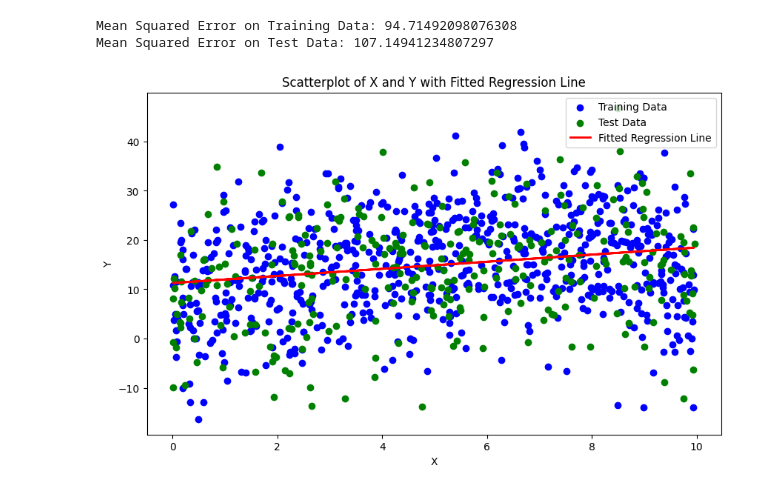
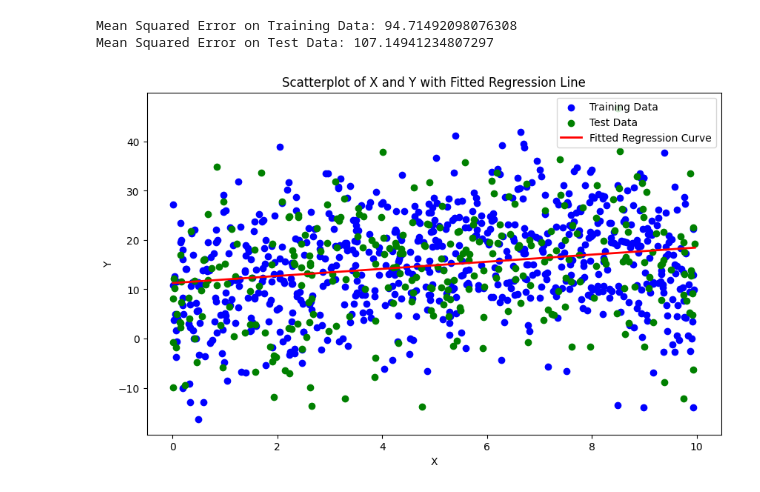
Before and after one commit to siemsene/GB656, a Jupyter notebook: Simulated Bias Variance Tradeoff.ipynb, the cells around one changed output. Cells and saved outputs as stored; diff of their text form; code cells hidden in the pictures.

```diff
--- a/Simulated Bias Variance Tradeoff.ipynb
+++ b/Simulated Bias Variance Tradeoff.ipynb
@@ -19,33 +19,32 @@ Y = true_slope * X + true_intercept + true_sq * X * X + true_tr * X * X * X + no
 X_train, X_test, Y_train, Y_test = train_test_split(X, Y, test_size=0.3, random_state=42)
 
 # Step 3: Estimate the relationship using linear regression on the training data
 model = LinearRegression()
 model.fit(X_train, Y_train)
 Y_pred_train = model.predict(X_train)
 Y_pred_test = model.predict(X_test)
 
 # Step 4: Calculate Mean Squared Error (MSE) for both training and test datasets
 mse_train = mean_squared_error(Y_train, Y_pred_train)
 mse_test = mean_squared_error(Y_test, Y_pred_test)
 
 print(f"Mean Squared Error on Training Data: {mse_train}")
 print(f"Mean Squared Error on Test Data: {mse_test}")
 
 # Step 5: Plot the scatterplot and the fitted regression line
 X_plot = np.linspace(X.min(), X.max(), 100).reshape(-1, 1)  # Generate 100 points for X
 Y_plot = model.predict(X_plot)
 
 plt.figure(figsize=(10, 6))
 plt.scatter(X_train[:, 0], Y_train, color='blue', label='Training Data')
 plt.scatter(X_test[:, 0], Y_test, color='green', label='Test Data')
-plt.plot(X_train, Y_pred_train, color='red', linewidth=2, label='Fitted Regression Line')
-#plt.plot(X_plot, Y_plot, color='red', linewidth=2, label='Fitted Polynomial Regression Curve')
+plt.plot(X_plot, Y_plot, color='red', linewidth=2, label='Fitted Regression Curve')
 plt.xlabel('X')
 plt.ylabel('Y')
 plt.title('Scatterplot of X and Y with Fitted Regression Line')
 plt.legend()
 plt.show()
 # %% [output]
 Mean Squared Error on Training Data: 94.71492098076308
 Mean Squared Error on Test Data: 107.14941234807297
-[figure, old version]
+[figure, new version]
```
Also changed, not shown: parts of 1 cell of this notebook.
